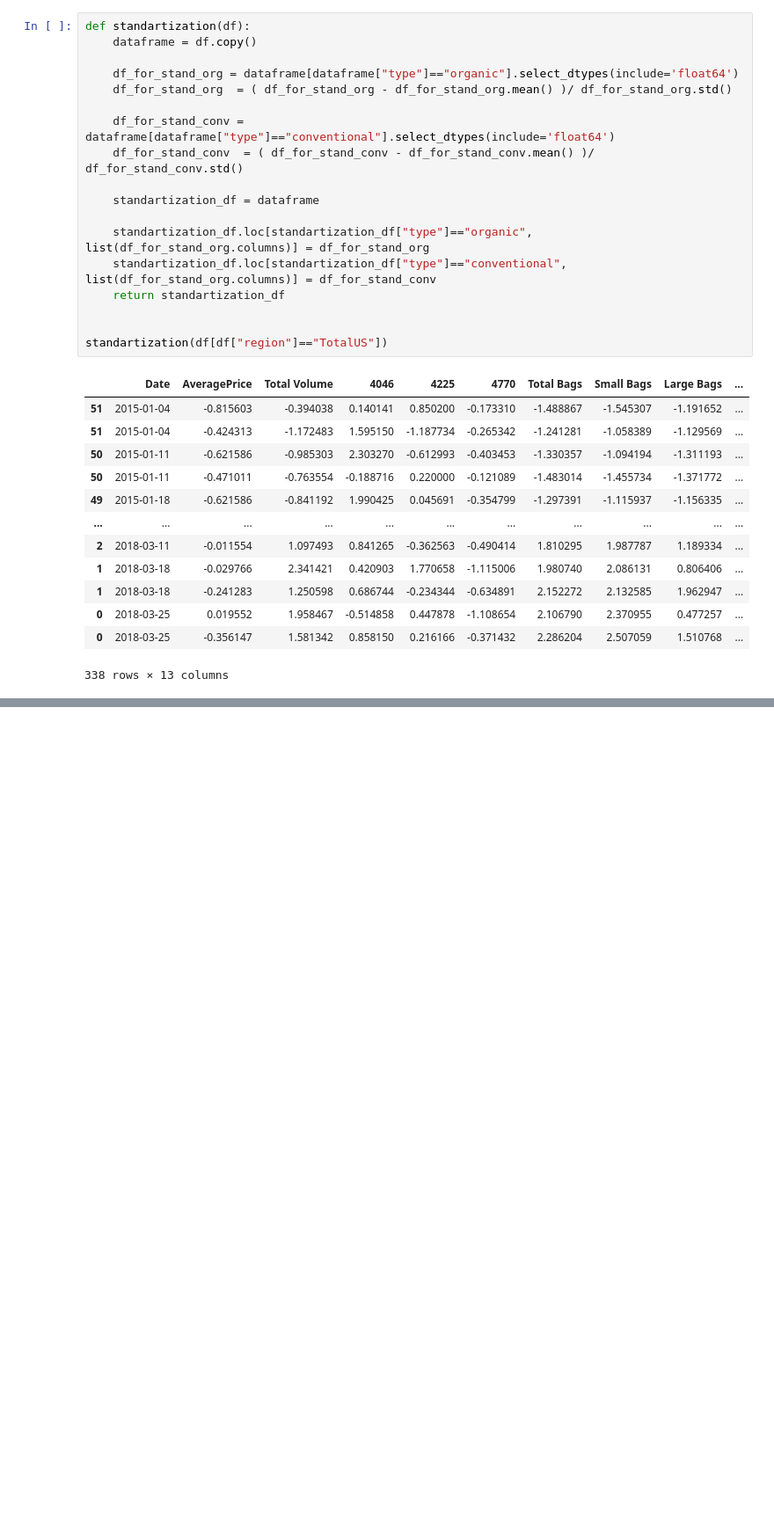
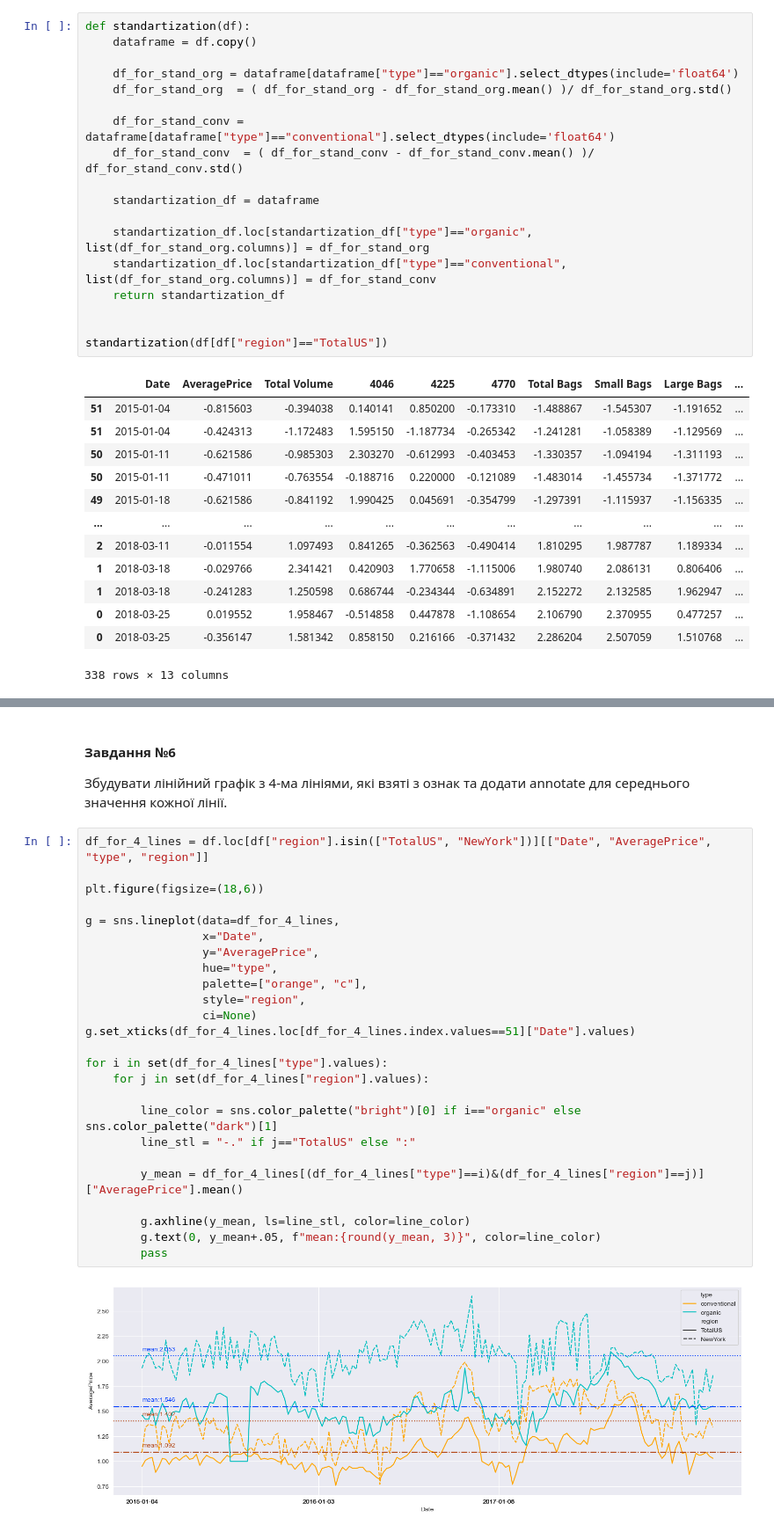
Before and after one commit to BerVol57/SP, a Jupyter notebook: Coursework/main.ipynb, the cells around one changed output, grey strips where cells are left out. Shown at 88% size. Saved outputs shown, nothing was run; the diff lists cells and outputs as text; blank space fills up the shorter version.

```diff
--- a/Coursework/main.ipynb
+++ b/Coursework/main.ipynb
@@ -175,0 +191,31 @@ Text(0.5, 1.0, '(Histplot) ')
+# %% [markdown]
+#### Завдання №6
+Збудувати лінійний графік з 4-ма лініями, які взяті з ознак та додати annotate для середнього
+значення кожної лінії.
+# %%
+df_for_4_lines = df.loc[df["region"].isin(["TotalUS", "NewYork"])][["Date", "AveragePrice", "type", "region"]]
+
+plt.figure(figsize=(18,6))
+
+g = sns.lineplot(data=df_for_4_lines,
+                 x="Date",
+                 y="AveragePrice",
+                 hue="type",
+                 palette=["orange", "c"],
+                 style="region",
+                 ci=None)
+g.set_xticks(df_for_4_lines.loc[df_for_4_lines.index.values==51]["Date"].values)
+
+for i in set(df_for_4_lines["type"].values):
+    for j in set(df_for_4_lines["region"].values):
+
+        line_color = sns.color_palette("bright")[0] if i=="organic" else sns.color_palette("dark")[1]
+        line_stl = "-." if j=="TotalUS" else ":"
+
+        y_mean = df_for_4_lines[(df_for_4_lines["type"]==i)&(df_for_4_lines["region"]==j)]["AveragePrice"].mean()
+
+        g.axhline(y_mean, ls=line_stl, color=line_color)
+        g.text(0, y_mean+.05, f"mean:{round(y_mean, 3)}", color=line_color)
+        pass
+# %% [output]
+[figure, added]
```
Also changed, not shown: parts of 24 cells of this notebook.
